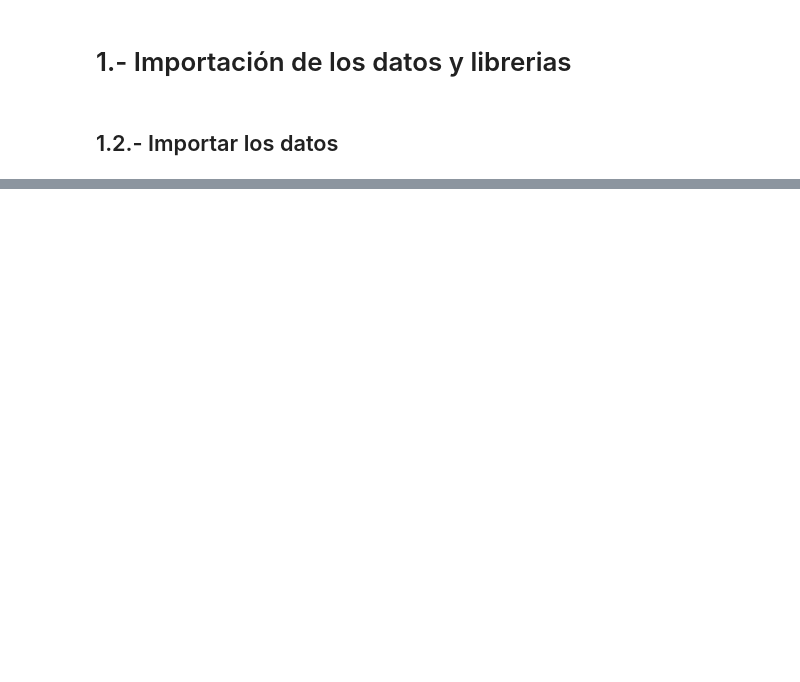
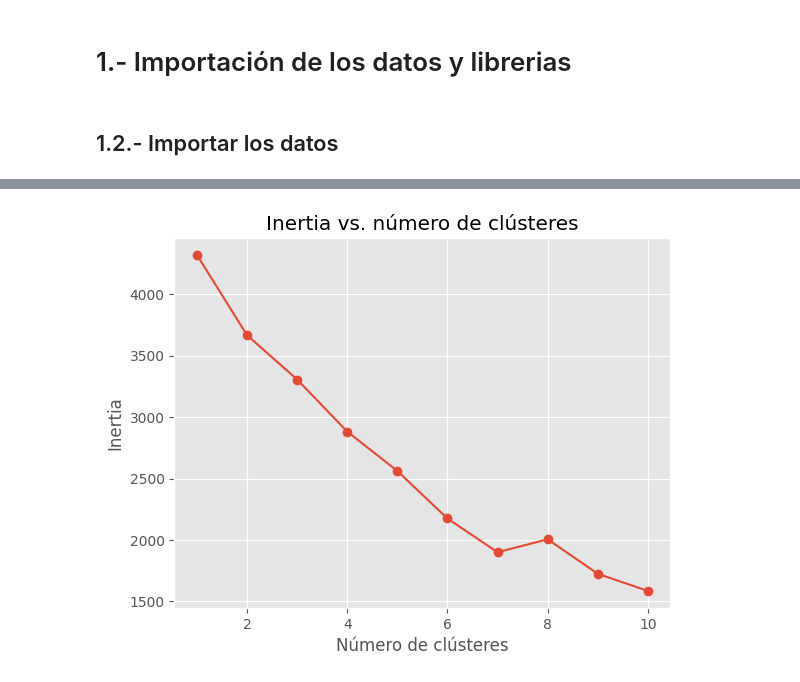
Before and after one commit to RaulCarrero02/G23.P2.100451286.100472334, a Jupyter notebook: kmean.ipynb, the cells around one changed output, grey strips where cells are left out. Drawn from its saved outputs; the diff is of its cells as text; code cells hidden in the pictures; blank space fills up the shorter version.

```diff
--- a/kmean.ipynb
+++ b/kmean.ipynb
@@ -157,0 +341,17 @@ Columnas con NaN:
+# %%
+
+# Número óptimo de clústeres
+# ==============================================================================
+inertia = []
+for i in range(1, 11):
+    kmeans = KMeans(n_clusters=i, random_state=123).fit(X_one_hot_scaled)
+    inertia.append(kmeans.inertia_)
+
+fig, ax = plt.subplots()
+ax.plot(range(1, 11), inertia, marker='o')
+ax.set_xlabel('Número de clústeres')
+ax.set_ylabel('Inertia')
+ax.set_title('Inertia vs. número de clústeres')
+plt.show()
+# %% [output]
+[figure, added]
```
Also changed, not shown: parts of 11 cells of this notebook.
